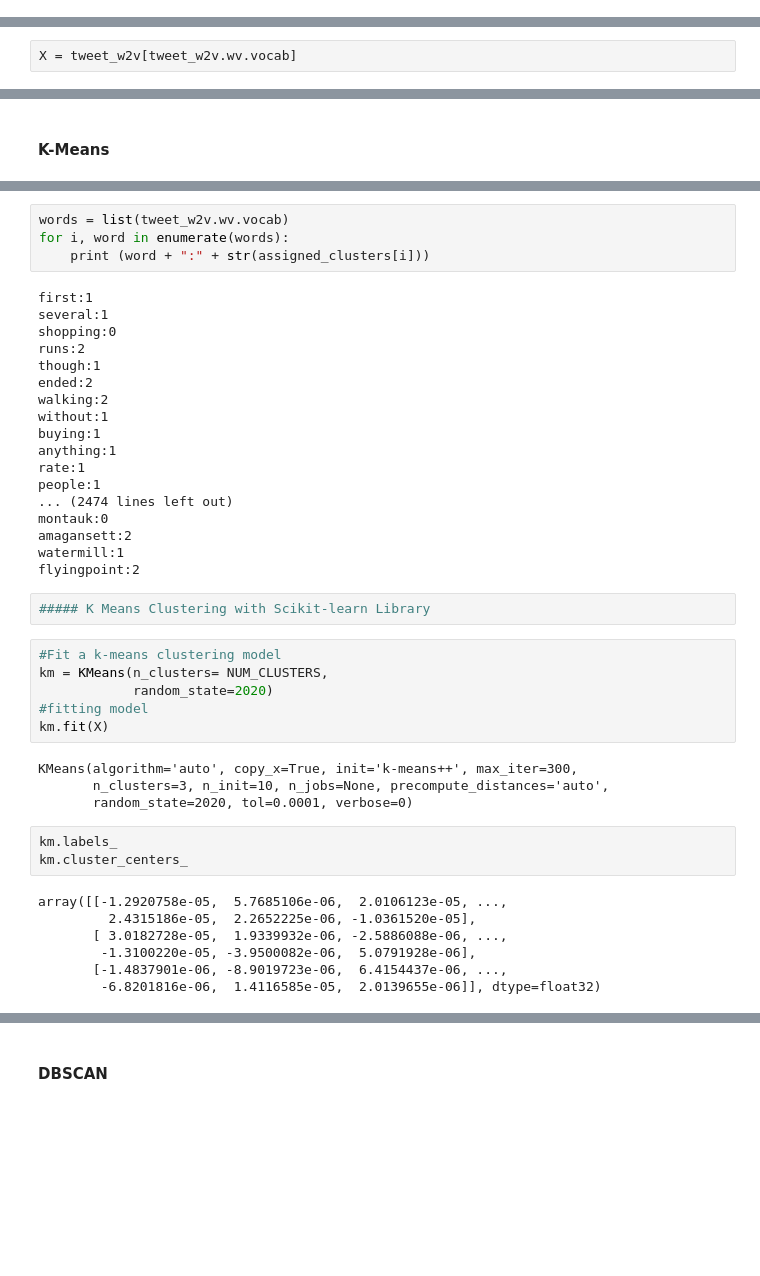
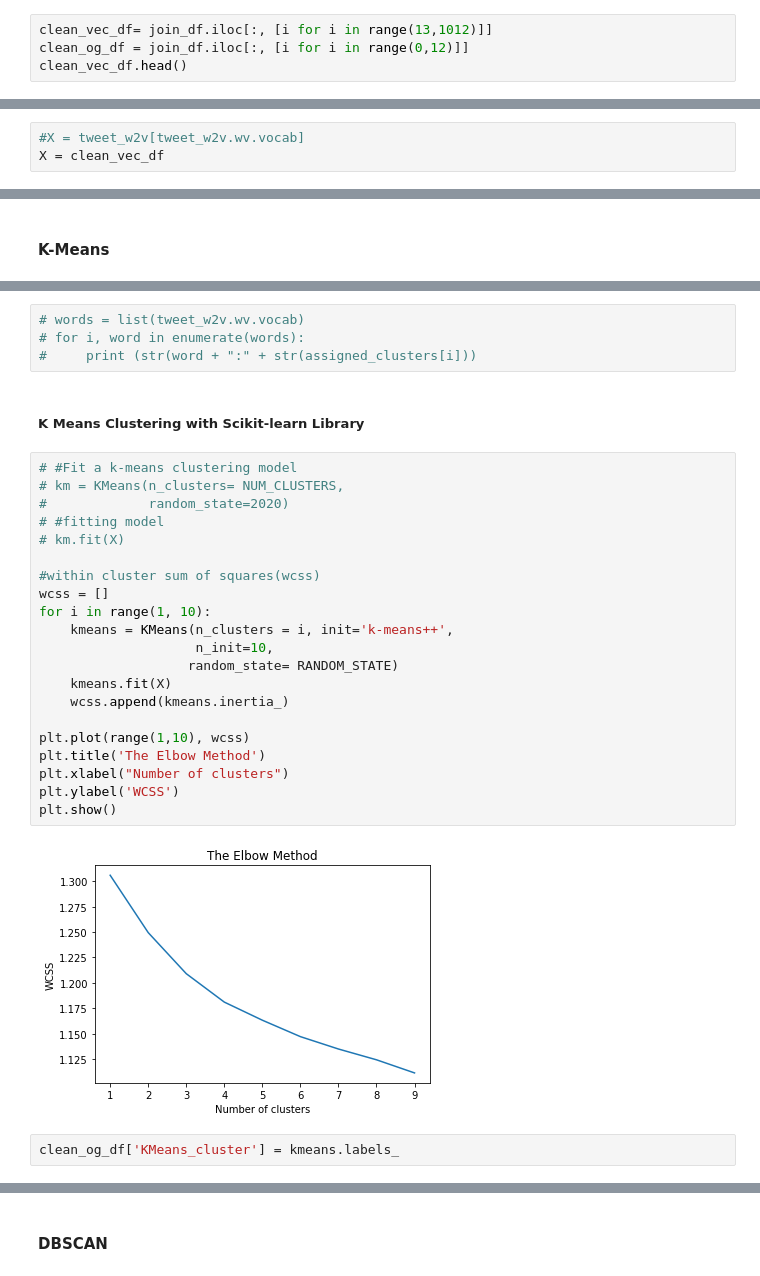
Before and after one commit to boosra/client_project-Covid, a Jupyter notebook: najiha/Modeling.ipynb, the cells around one changed output, grey strips where cells are left out. Cells and saved outputs as stored; diff of their text form; blank space fills up the shorter version.

```diff
--- a/najiha/Modeling.ipynb
+++ b/najiha/Modeling.ipynb
@@ -144,0 +205,4 @@ df.shape
+# %%
+clean_vec_df= join_df.iloc[:, [i for i in range(13,1012)]]
+clean_og_df = join_df.iloc[:, [i for i in range(0,12)]]
+clean_vec_df.head()
@@ -145,4 +226,5 @@ df.shape
 # %% [markdown]
 ### Model Preparation
 # %%
-X = tweet_w2v[tweet_w2v.wv.vocab]
+#X = tweet_w2v[tweet_w2v.wv.vocab]
+X = clean_vec_df
@@ -174,44 +244,31 @@ assigned_clusters = kclusterer.cluster(X, assign_clusters=True)
 # %%
-words = list(tweet_w2v.wv.vocab)
-for i, word in enumerate(words):
-    print (word + ":" + str(assigned_clusters[i]))
+# words = list(tweet_w2v.wv.vocab)
+# for i, word in enumerate(words):
+#     print (str(word + ":" + str(assigned_clusters[i]))
-# %% [output]
-first:1
-several:1
-shopping:0
-runs:2
-though:1
-ended:2
-walking:2
-without:1
-buying:1
-anything:1
-rate:1
-people:1
-... (2474 lines left out)
-montauk:0
-amagansett:2
-watermill:1
-flyingpoint:2
-# %%
-##### K Means Clustering with Scikit-learn Library
-# %%
-#Fit a k-means clustering model
-km = KMeans(n_clusters= NUM_CLUSTERS,
-            random_state=2020)
-#fitting model
-km.fit(X)
-# %% [output]
-KMeans(algorithm='auto', copy_x=True, init='k-means++', max_iter=300,
-       n_clusters=3, n_init=10, n_jobs=None, precompute_distances='auto',
-       random_state=2020, tol=0.0001, verbose=0)
-# %%
-km.labels_
-km.cluster_centers_
-# %% [output]
-array([[-1.2920758e-05,  5.7685106e-06,  2.0106123e-05, ...,
-         2.4315186e-05,  2.2652225e-06, -1.0361520e-05],
-       [ 3.0182728e-05,  1.9339932e-06, -2.5886088e-06, ...,
-        -1.3100220e-05, -3.9500082e-06,  5.0791928e-06],
-       [-1.4837901e-06, -8.9019723e-06,  6.4154437e-06, ...,
-        -6.8201816e-06,  1.4116585e-05,  2.0139655e-06]], dtype=float32)
+# %% [markdown]
+##### K Means Clustering with Scikit-learn Library
+# %%
+# #Fit a k-means clustering model
+# km = KMeans(n_clusters= NUM_CLUSTERS,
+#             random_state=2020)
+# #fitting model
+# km.fit(X)
+
+#within cluster sum of squares(wcss)
+wcss = []
+for i in range(1, 10):
+    kmeans = KMeans(n_clusters = i, init='k-means++',
+                    n_init=10,
+                   random_state= RANDOM_STATE)
+    kmeans.fit(X)
+    wcss.append(kmeans.inertia_)
+
+plt.plot(range(1,10), wcss)
+plt.title('The Elbow Method')
+plt.xlabel("Number of clusters")
+plt.ylabel('WCSS')
+plt.show()
+# %% [output]
+[figure, added]
+# %%
+clean_og_df['KMeans_cluster'] = kmeans.labels_
```
Also changed, not shown: parts of 53 cells of this notebook.
